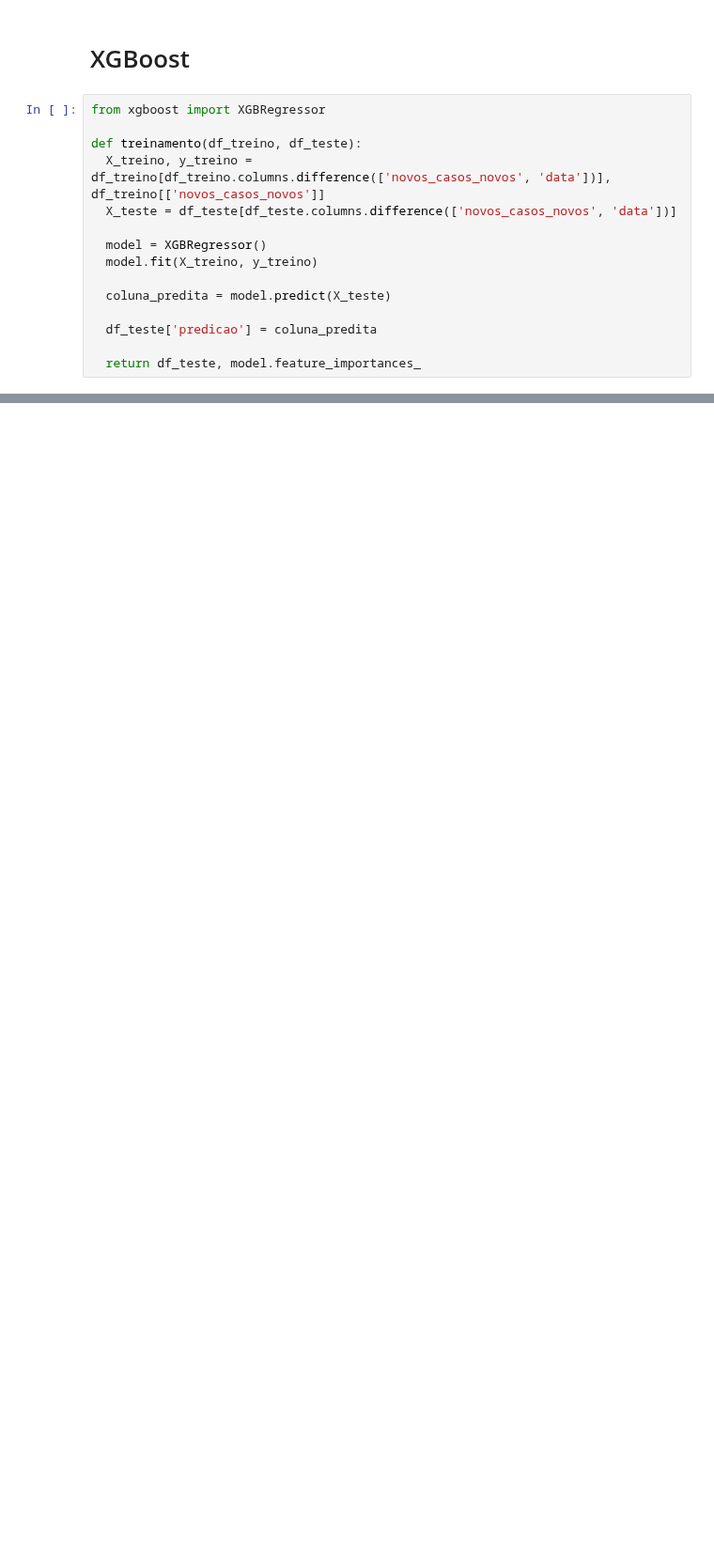
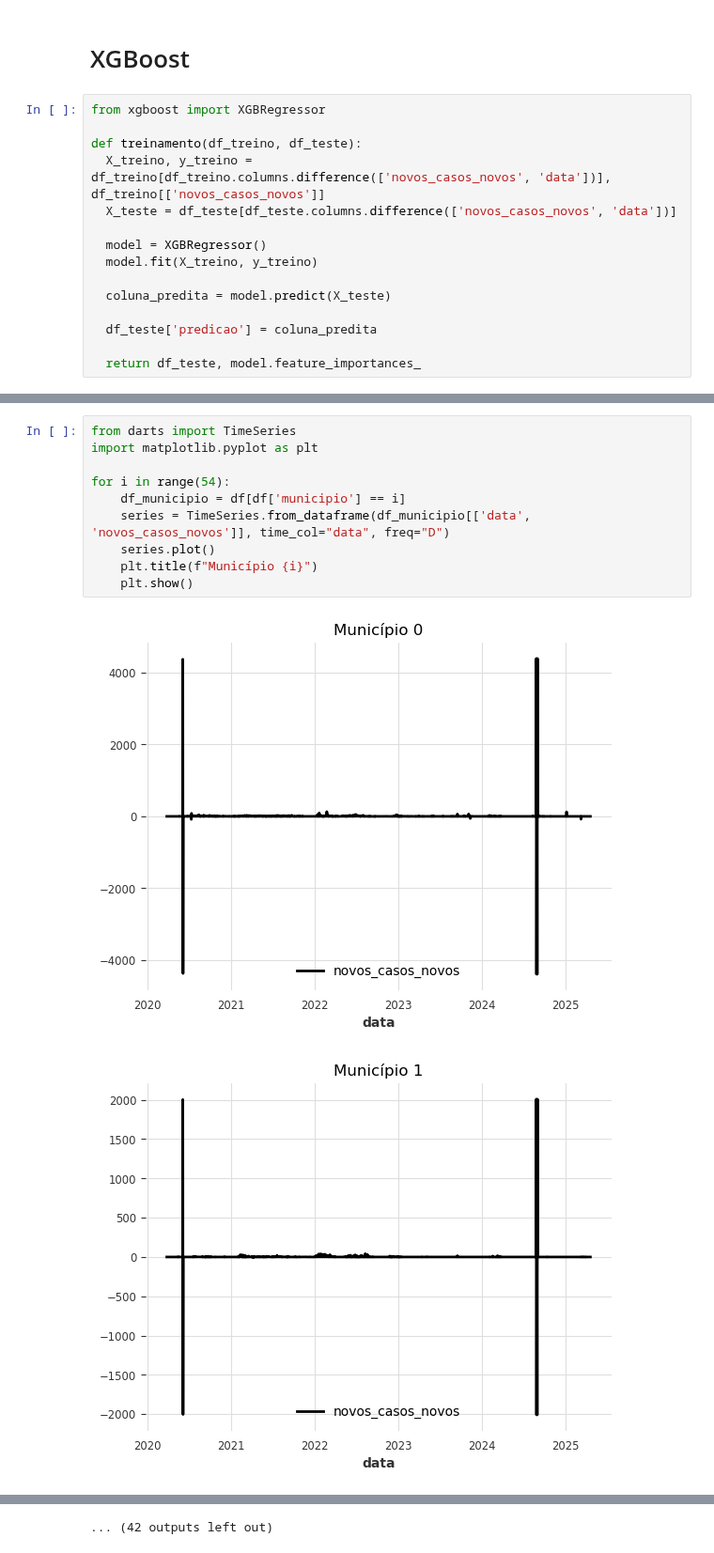
Before and after one commit to carloszan/covid, a Jupyter notebook: analises/6.modelos/0.xgboost.ipynb, the cells around one changed output, grey strips where cells are left out. Shown at 94% size. Drawn from its saved outputs; the diff is of its cells as text; blank space fills up the shorter version.

Commit message:
darts

```diff
--- a/analises/6.modelos/0.xgboost.ipynb
+++ b/analises/6.modelos/0.xgboost.ipynb
@@ -167,0 +168,13 @@ df_teste.head(5)
+# %%
+from darts import TimeSeries
+import matplotlib.pyplot as plt
+
+for i in range(54):
+    df_municipio = df[df['municipio'] == i]
+    series = TimeSeries.from_dataframe(df_municipio[['data', 'novos_casos_novos']], time_col="data", freq="D")
+    series.plot()
+    plt.title(f"Município {i}")
+    plt.show()
+# %% [output]
+[figure, added]
+[figure, added]
@@ -167,0 +191 @@ df_teste.head(5)
+... (42 outputs left out)
```
Also changed, not shown: parts of 10 cells of this notebook.
